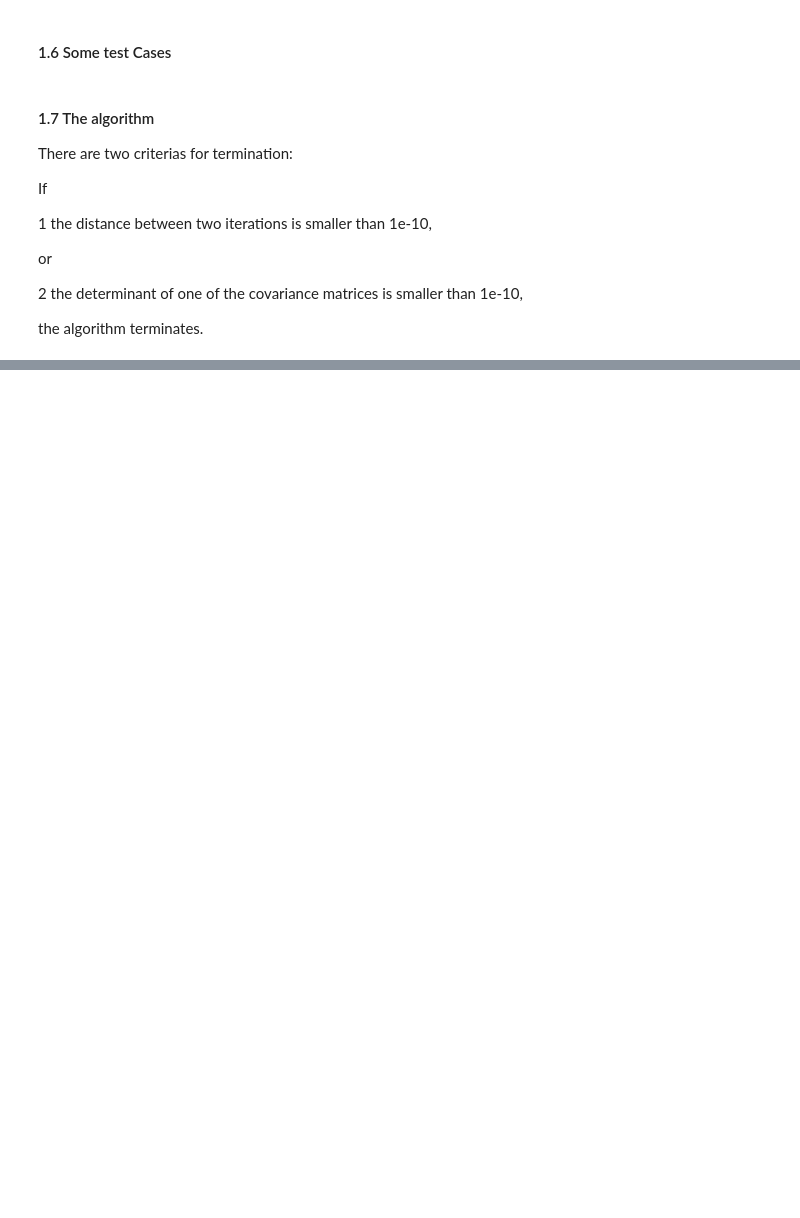
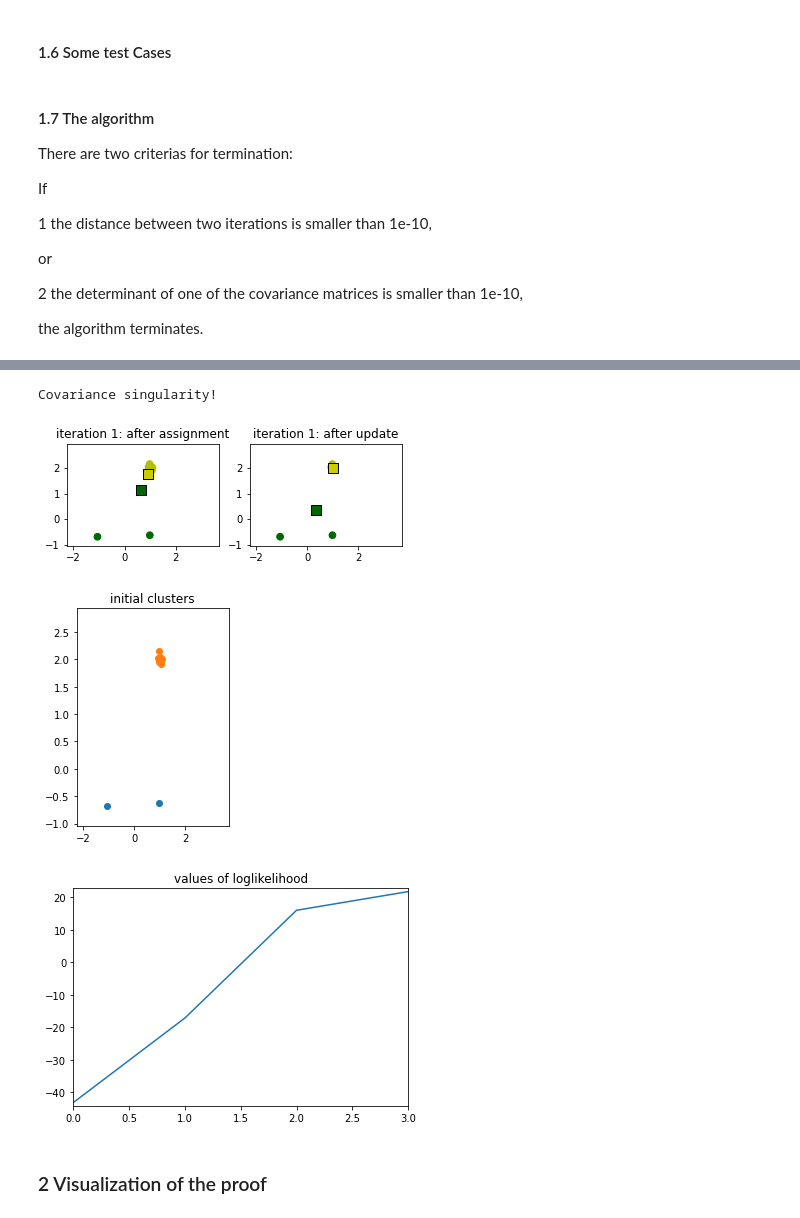
Before and after one commit to M-crypto645/Mathematical-Data-Science-Project, a Jupyter notebook: EM_algorithm_paper_with_comments.ipynb, the cells around one changed output, grey strips where cells are left out. Cells and saved outputs as stored; diff of their text form; code cells hidden in the pictures; blank space fills up the shorter version.

```diff
--- a/EM_algorithm_paper_with_comments.ipynb
+++ b/EM_algorithm_paper_with_comments.ipynb
@@ -569,0 +524,18 @@ Covariance singularity!
+# %%
+mean1 = np.array([1,0])
+sig1 = np.diag([0.5, 0.5])
+mean2 = np.array([1, 2])
+sig2 = np.diag([0.005, 0.005])
+first = np.random.multivariate_normal(mean1, sig1, 2)
+second = np.random.multivariate_normal(mean2, sig2, 10)
+data = np.concatenate((first, second))
+just_last = True #parameter, if we only want to draw last
+ret = EM(data, K, n_iter = n_iter, return_all_iterations=True)
+plotting(ret, just_last)
+# %% [output]
+Covariance singularity!
+[figure, added]
+[figure, added]
+[figure, added]
+# %% [markdown]
+### 2 Visualization of the proof
```
Also changed, not shown: parts of 21 cells of this notebook.
